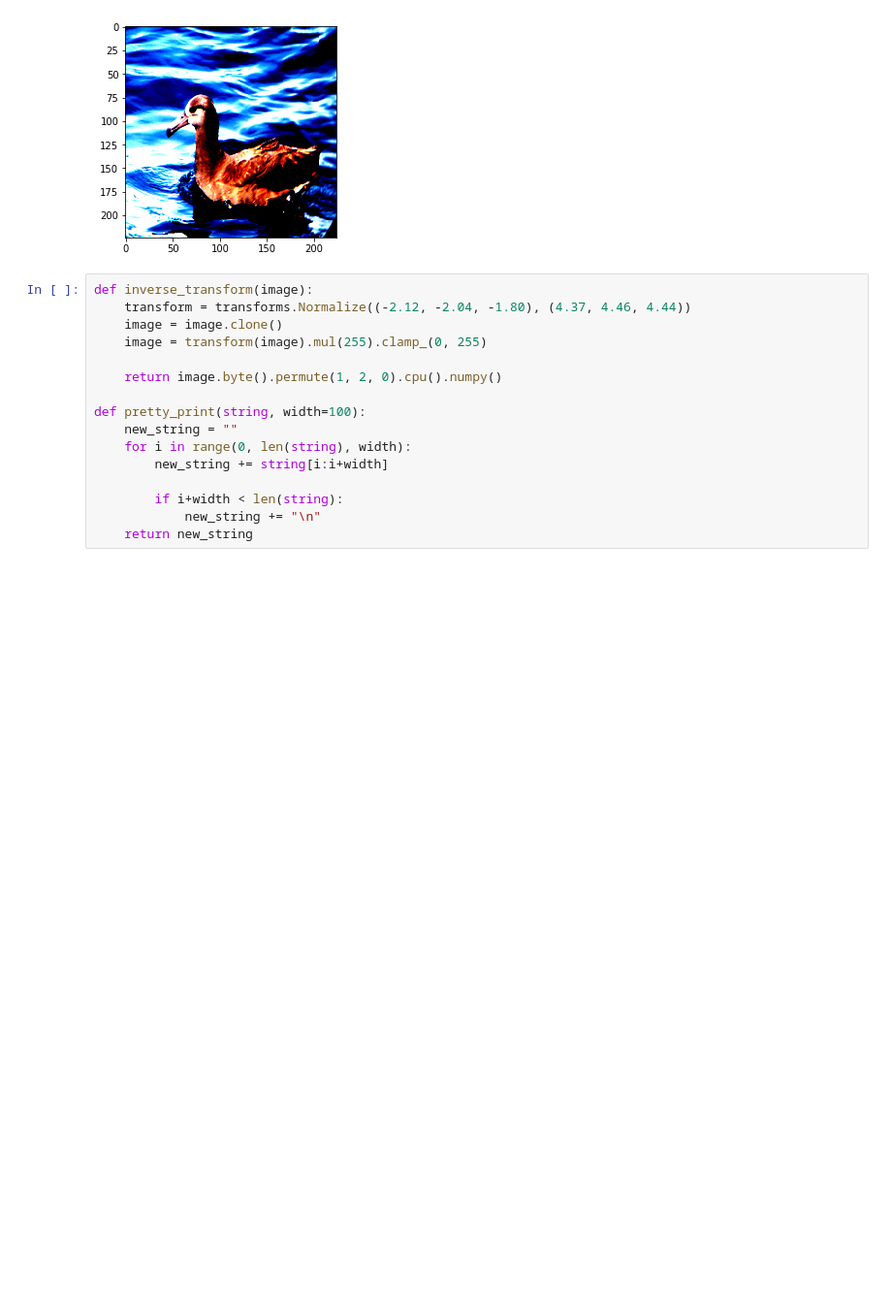
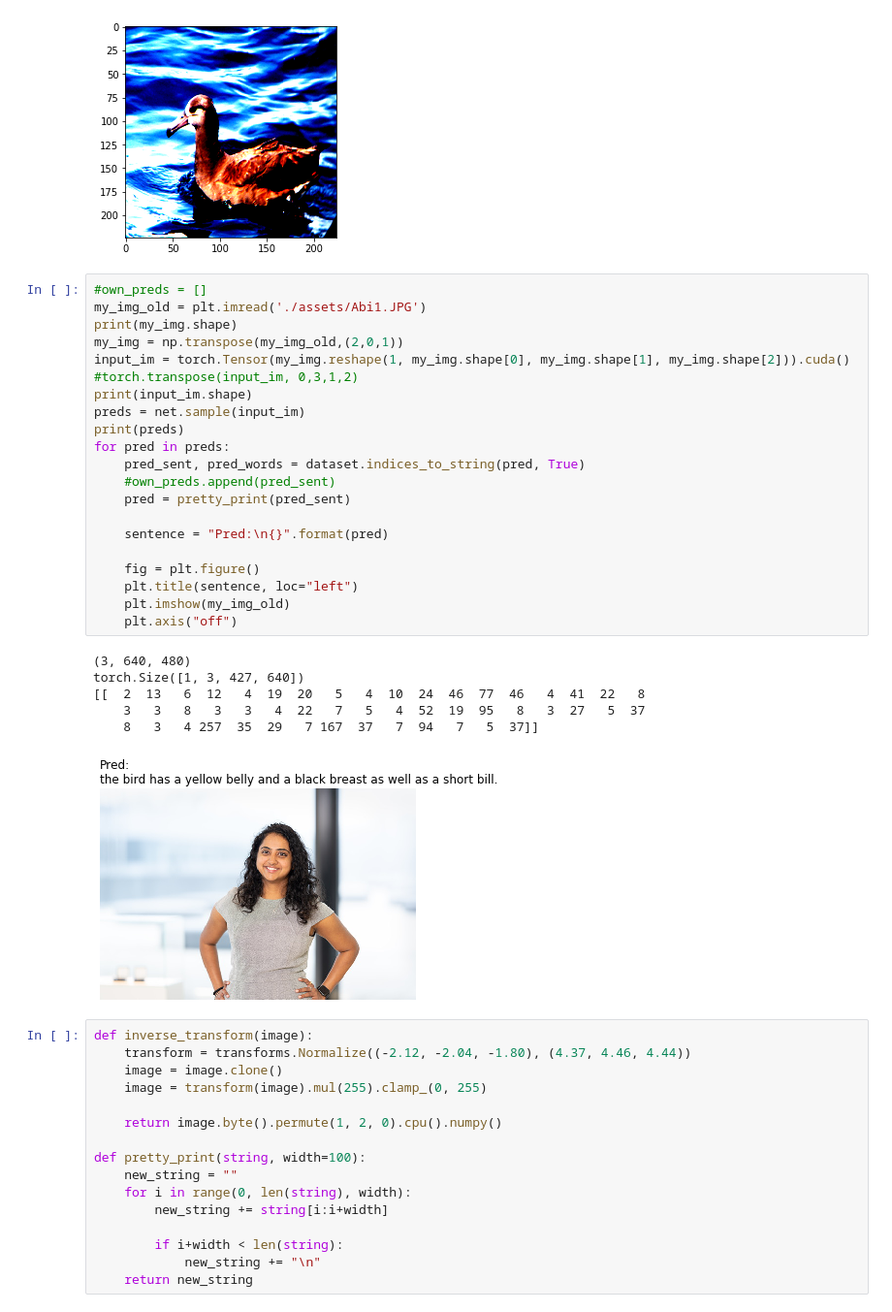
Before and after one commit to AbinayaKumar25/pytorch-exercise, a Jupyter notebook: codes/show_and_tell/visualize.ipynb, the cells around one changed output. Shown at 97% size. Drawn from its saved outputs; the diff is of its cells as text; blank space fills up the shorter version.

```diff
--- a/codes/show_and_tell/visualize.ipynb
+++ b/codes/show_and_tell/visualize.ipynb
@@ -81,6 +84,34 @@ plt.show()
 # %% [output]
 Clipping input data to the valid range for imshow with RGB data ([0..1] for floats or [0..255] for integers).
 [figure]
+# %%
+#own_preds = []
+my_img_old = plt.imread('./assets/Abi1.JPG')
+print(my_img.shape)
+my_img = np.transpose(my_img_old,(2,0,1))
+input_im = torch.Tensor(my_img.reshape(1, my_img.shape[0], my_img.shape[1], my_img.shape[2])).cuda()
+#torch.transpose(input_im, 0,3,1,2)
+print(input_im.shape)
+preds = net.sample(input_im)
+print(preds)
+for pred in preds:
+    pred_sent, pred_words = dataset.indices_to_string(pred, True)
+    #own_preds.append(pred_sent)
+    pred = pretty_print(pred_sent)
+
+    sentence = "Pred:\n{}".format(pred)
+
+    fig = plt.figure()
+    plt.title(sentence, loc="left")
+    plt.imshow(my_img_old)
+    plt.axis("off")
+# %% [output]
+(3, 640, 480)
+torch.Size([1, 3, 427, 640])
+[[  2  13   6  12   4  19  20   5   4  10  24  46  77  46   4  41  22   8
+    3   3   8   3   3   4  22   7   5   4  52  19  95   8   3  27   5  37
+    8   3   4 257  35  29   7 167  37   7  94   7   5  37]]
+[figure, added]
 # %%
 def inverse_transform(image):
     transform = transforms.Normalize((-2.12, -2.04, -1.80), (4.37, 4.46, 4.44))
```
Also changed, not shown: parts of 6 cells of this notebook, 4 other files.
